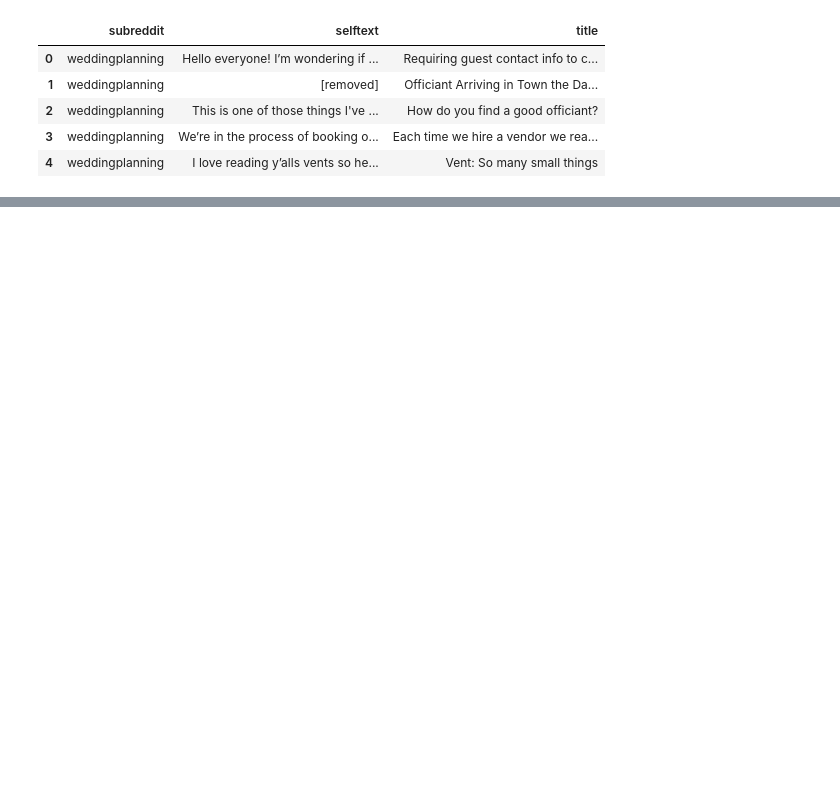
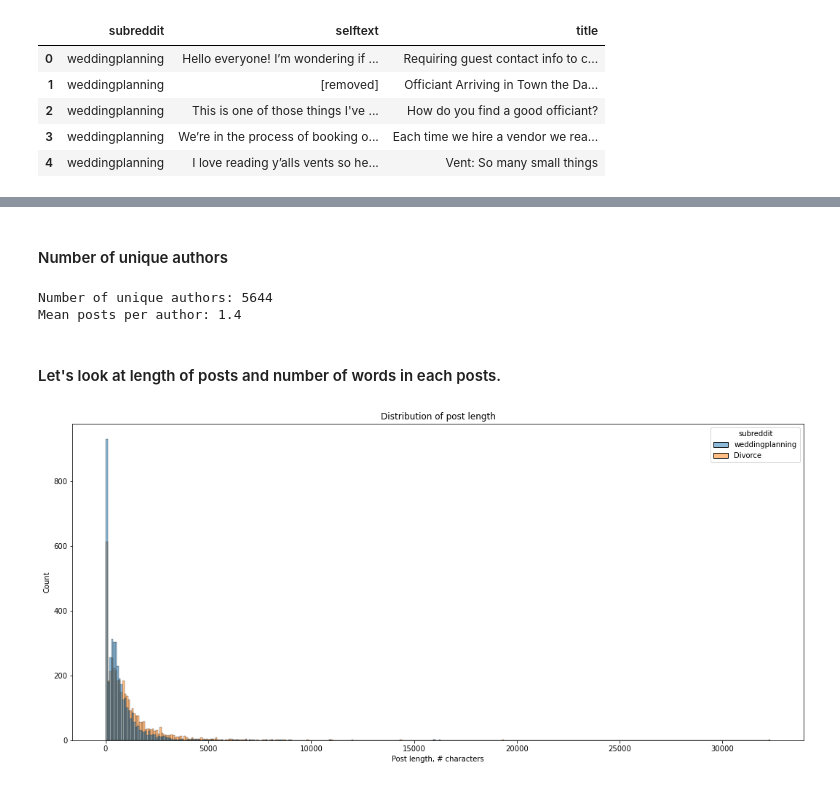
Before and after one commit to vmorenocosta/NLP-Classification-Reddit-API, a Jupyter notebook: code/01_Data_Collection.ipynb, the cells around one changed output, grey strips where cells are left out. Cells and saved outputs as stored; diff of their text form; code cells hidden in the pictures; blank space fills up the shorter version.

```diff
--- a/code/01_Data_Collection.ipynb
+++ b/code/01_Data_Collection.ipynb
@@ -163,0 +309,2 @@ memory usage: 1.7+ MB
+# %%
+df['selftext'] = df['selftext'].fillna('NA')
@@ -163,0 +315,24 @@ memory usage: 1.7+ MB
+# %% [markdown]
+#### Number of unique authors
+# %%
+num_unique_auth = len(df['author'].unique())
+total_posts = df.shape[0]
+print('Number of unique authors: ' + str(num_unique_auth))
+print('Mean posts per author: ' + str(round(total_posts/num_unique_auth,1)))
+# %% [output]
+Number of unique authors: 5644
+Mean posts per author: 1.4
+# %% [markdown]
+#### Let's look at length of posts and number of words in each posts.
+# %%
+df['posts_length'] = df['selftext'].apply(len)
+# %%
+df['post_word_count'] = df['selftext'].apply(str.split).apply(len)
+# %%
+plt.figure(figsize = (18,8))
+sns.histplot(data = df, x='posts_length',hue='subreddit')
+plt.title('Distribution of post length')
+plt.xlabel('Post length, # characters')
+plt.ylabel('Count');
+# %% [output]
+[figure, added]
```
Also changed, not shown: parts of 70 cells of this notebook, 3 other files.
